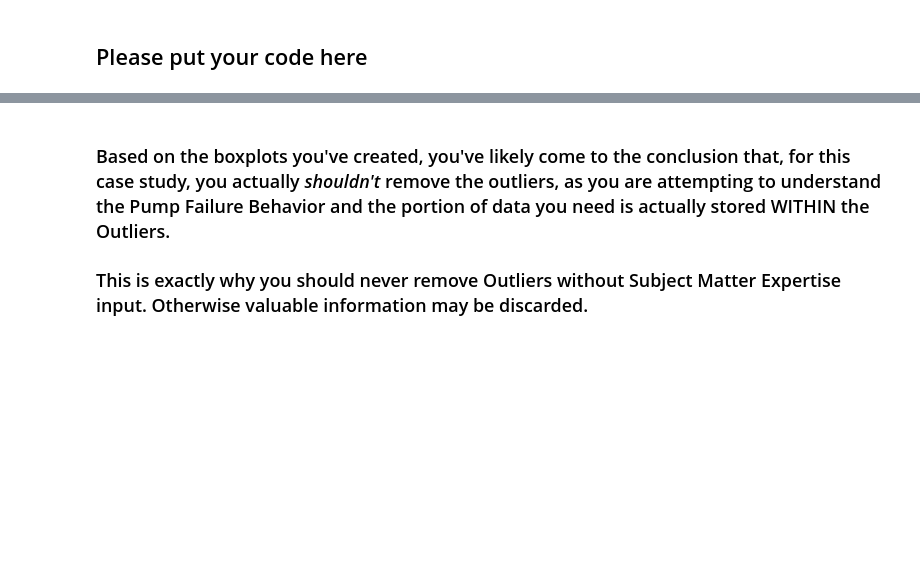
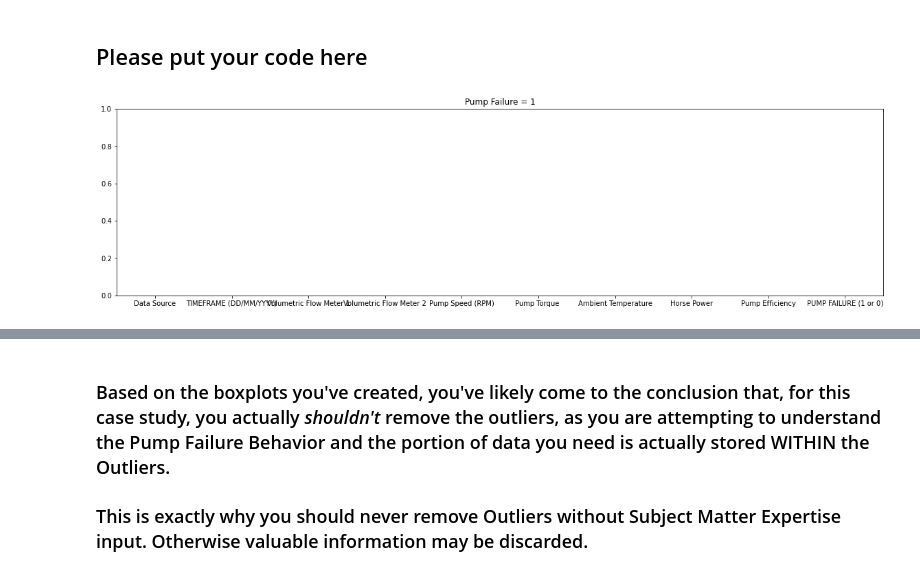
Before and after one commit to gfouty/Southern-Water, a Jupyter notebook: Southern_Water_Corp_OLS_Case_Study_Student_Facing.ipynb, the cells around one changed output, grey strips where cells are left out. Drawn from its saved outputs; the diff is of its cells as text; code cells hidden in the pictures; blank space fills up the shorter version.

```diff
--- a/Southern_Water_Corp_OLS_Case_Study_Student_Facing.ipynb
+++ b/Southern_Water_Corp_OLS_Case_Study_Student_Facing.ipynb
@@ -181,0 +169,5 @@ df = stepframe[~((stepframe < (Q1 - 1.5 * IQR)) |(stepframe > (Q3 + 1.5 * IQR)))
+# %%
+Q1 = raw.quantile(0.25)
+Q3 = raw.quantile(0.75)
+IQR = Q3 - Q1
+IQR
@@ -193,3 +195,6 @@ ii) Using the quartiles and IQR previously calculated, identify the number of en
 ii) Find the proportion of outliers that exist in the dataset.
 # %% [markdown]
 ## Please put your code here
+# %%
+filtered_raw = raw[~((raw< (Q1 - 1.5 * IQR)) |(raw> (Q3 + 1.5 * IQR))).any(axis=1)]
+print(len(filtered_raw)/len(raw))
@@ -209,3 +218,10 @@ ii) A boxplot when PUMP FAILURE is 0
 #### Note 1: Removing outliers is very situational and specific. Outliers can skew the dataset unfavourably; however, if you are doing a failure analysis, it is likely those outliers actually contain valuable insights you will want to keep as they represent a deviation from the norm that you'll need to understand. If you remove all the outliers - you might discover you have nothing to plot...!
 # %% [markdown]
 ## Please put your code here
+# %%
+failure = filtered_raw[filtered_raw['PUMP FAILURE (1 or 0)'] == 1]
+ax=sns.boxplot(data=failure)
+plt.title('Pump Failure = 1')
+plt.show()
+# %% [output]
+[figure, added]
```
Also changed, not shown: parts of 20 cells of this notebook.
